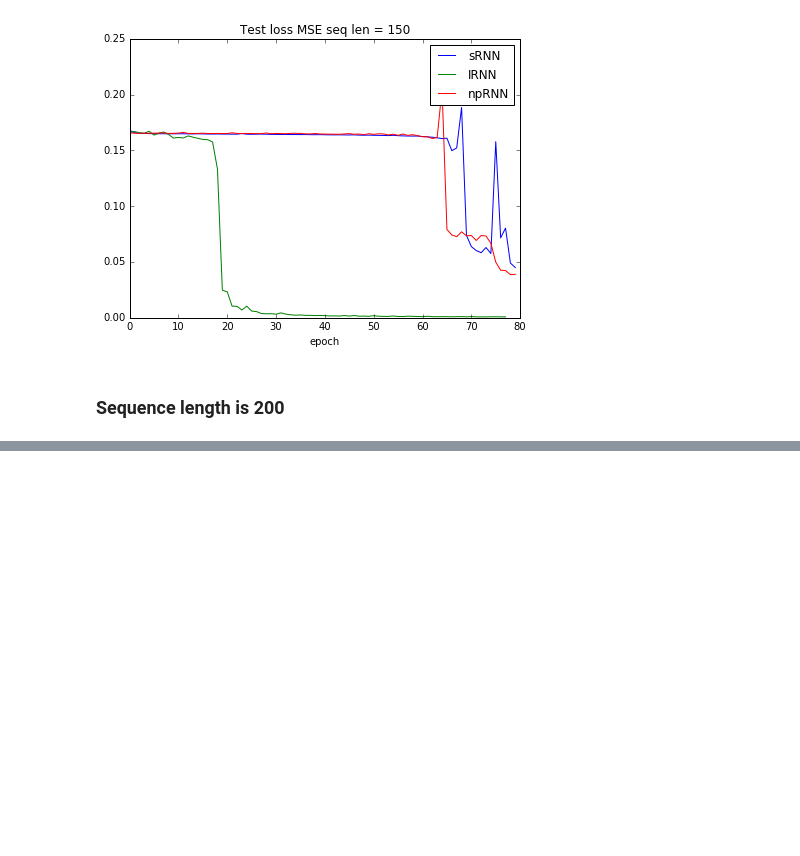
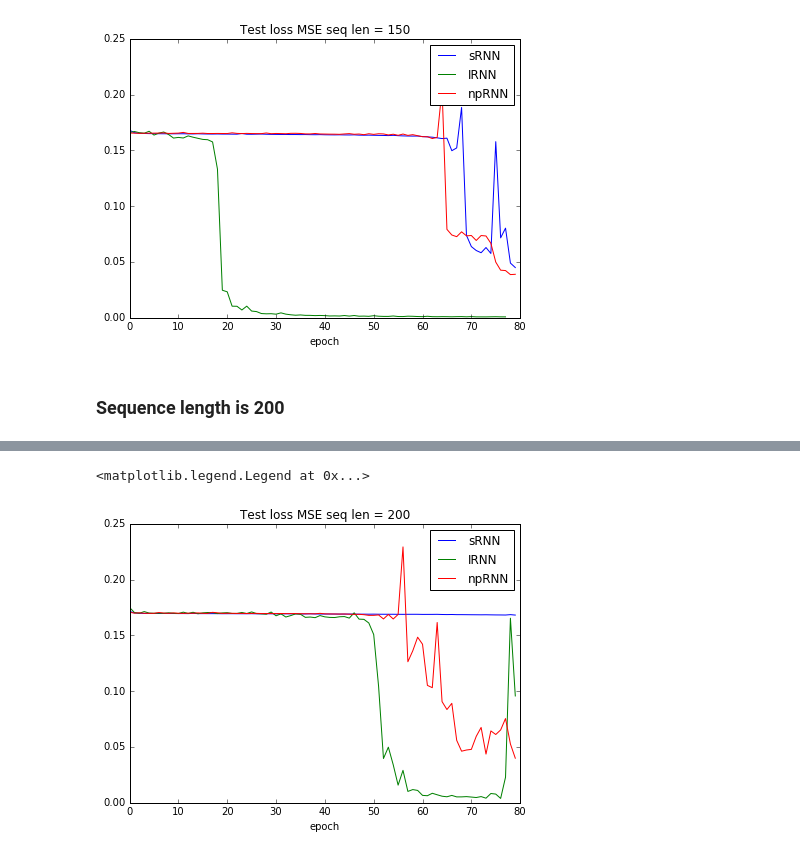
Before and after one commit to PolinaKirichenko/rnn, a Jupyter notebook: addition.ipynb, the cells around one changed output, grey strips where cells are left out. Cells and saved outputs as stored; diff of their text form; code cells hidden in the pictures; blank space fills up the shorter version.

```diff
--- a/addition.ipynb
+++ b/addition.ipynb
@@ -159,11 +159,11 @@ def train(network, inp, target_values, Xtrain, ytrain, Xtest, ytest, filename, n
     all_params = lasagne.layers.get_all_params(network)
     print("Computing updates ...")
     all_grads = T.grad(cost, all_params)
-    scaled_grads = lasagne.updates.total_norm_constraint(all_grads, GRAD_CLIP)
+    scaled_grads, total_norm = lasagne.updates.total_norm_constraint(all_grads, GRAD_CLIP, return_norm=True)
     updates = lasagne.updates.sgd(scaled_grads, all_params, LEARNING_RATE)
 
     print("Compiling functions ...")
-    train_fn = theano.function([inp, target_values], cost, updates=updates, allow_input_downcast=True)
+    train_fn = theano.function([inp, target_values], [cost, total_norm], updates=updates, allow_input_downcast=True)
     compute_cost = theano.function([inp, target_values], cost, allow_input_downcast=True)
 
     num_batches = TRAIN_SIZE // BATCH_SIZE
@@ -173,19 +173,20 @@ def train(network, inp, target_values, Xtrain, ytrain, Xtest, ytest, filename, n
         np.random.shuffle(train_idxs)
         for batch in range(num_batches):
             idx = train_idxs[BATCH_SIZE * batch : BATCH_SIZE * (batch + 1)]
-            train_err[epoch] += train_fn(Xtrain[idx, :, :], ytrain[idx, np.newaxis])
+            err, norm = train_fn(Xtrain[idx, :, :], ytrain[idx, np.newaxis])
+            train_err[epoch] += err
 
             if batch == num_batches // 4:
-                print("Proc 25%", end="\t")
+                print("Proc 25%", end=" ")
             if batch == num_batches // 2:
-                print("Proc 50%", end="\t")
+                print("Proc 50%", end=" ")
             if batch == num_batches // 4 * 3:
                 print("Proc 75%")
 
         train_err[epoch] /= num_batches
         test_err[epoch] = compute_cost(Xtest, ytest[:, np.newaxis])
-        print("Epoch {} test loss = {:.4f} \t train = {:.4f} \t time = {:.2f}s".format(
-                epoch, test_err[epoch], train_err[epoch], time.time() - start_time), end="\t")
+        print("Epoch {} test loss = {:.4f} \t train = {:.4f} \t norm = {:.4f} \t time = {:.2f}s".format(
+                epoch, test_err[epoch], train_err[epoch], norm.item(), time.time() - start_time), end="\t")
     np.save(file=filename, arr=lasagne.layers.get_all_param_values(network))
     return pack(network, inp, target_values, train_err, test_err, train_fn, compute_cost)
 # %% [markdown]
@@ -657,0 +689,5 @@ Compiling functions ...
+# %%
+temp_srnn = srnn200["test_err"]
+srnn200 = train(srnn200["network"], srnn200["inp"], srnn200["target"],
+                train_data[200]["x"], train_data[200]["y"],
+                test_data[200]["x"], test_data[200]["y"], "srnn200", num_epochs=20)
@@ -657,0 +712,4 @@ Compiling functions ...
+# %%
+net, inp, tar = create_network(build_network_identity, seq_len=200)
+irnn200 = train(net, inp, tar, train_data[200]["x"], train_data[200]["y"],
+                      test_data[200]["x"], test_data[200]["y"], "irnn200", num_epochs=80)
@@ -657,0 +734,4 @@ Compiling functions ...
+# %%
+net, inp, tar = create_network(build_network_np, seq_len=200)
+nprnn200 = train(net, inp, tar, train_data[200]["x"], train_data[200]["y"],
+                      test_data[200]["x"], test_data[200]["y"], "nprnn200", num_epochs=80)
@@ -658 +756,12 @@ Compiling functions ...
+# %%
+plt.figure(figsize=(7, 5))
+plt.title("Test loss MSE seq len = 200")
+plt.xlabel("epoch")
+plt.plot(temp_srnn, label="sRNN")
+plt.plot(irnn200["test_err"], label="IRNN")
+plt.plot(nprnn200["test_err"], label="npRNN")
+plt.legend()
+# %% [output]
+<matplotlib.legend.Legend at 0x...>
+[figure, added]
 # %%
```
Also changed, not shown: parts of 7 cells of this notebook.
